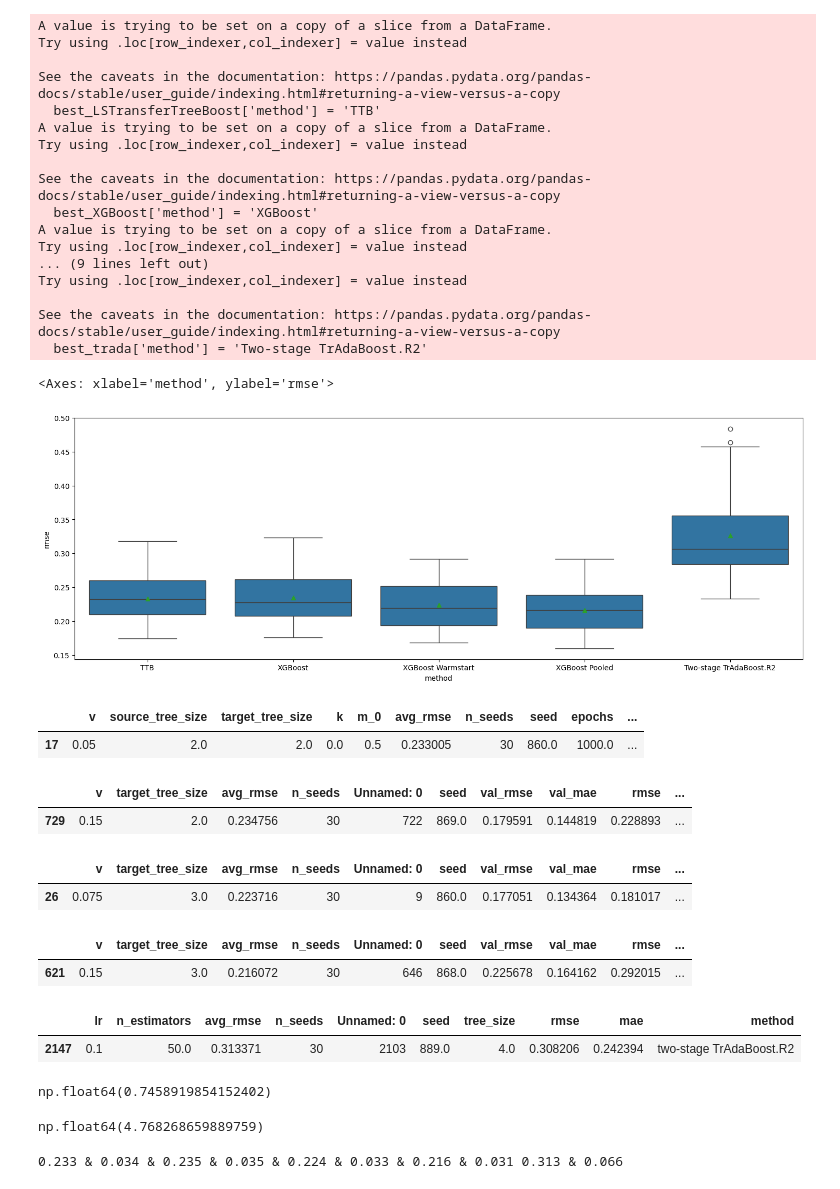
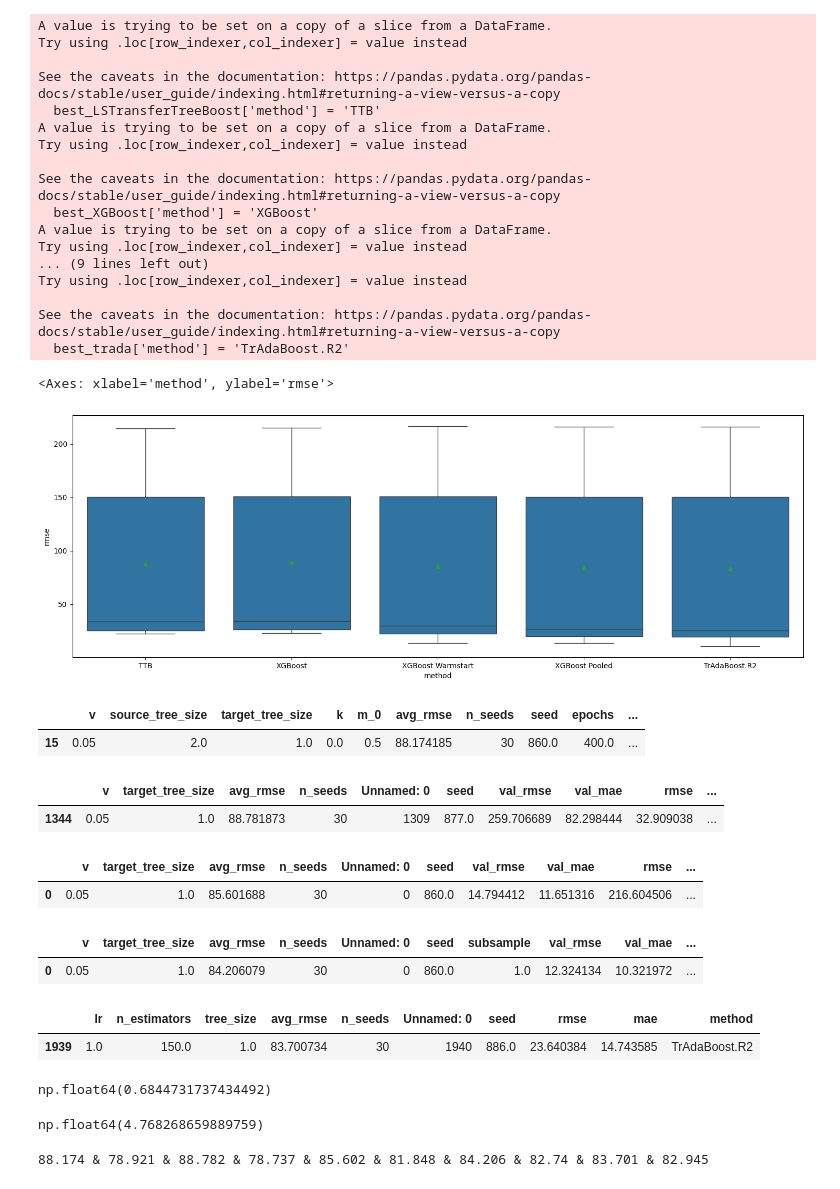
Before and after one commit to DageBjorne/transfertreeboost, a Jupyter notebook: uci/viz.ipynb, the cells around one changed output. Cells and saved outputs as stored; diff of their text form; code cells hidden in the pictures.

```diff
--- a/uci/viz.ipynb
+++ b/uci/viz.ipynb
@@ -60,7 +60,7 @@ sns.set_palette(custom_colors)
 # %%
 plt.figure(figsize = (18,6))
 #Boxplot
-dat = pd.read_csv(f'results_new/ttb_LS_{index}.csv', index_col = [0])
+dat = pd.read_csv(f'results/ttb_LS_{index}.csv', index_col = [0])
 dat = dat.reset_index(drop=True)
 dat['method'] = 'TransferTreeBoost'
 #dat = dat.sort_values(by = ['seed', 'v', 'source_tree_size', 'target_tree_size', 'k', 'm_0'])
@@ -71,7 +71,7 @@ best_LSTransferTreeBoost, best_LSTransferTreeBoost_params = topk_per_d_per_metho
 )
 best_LSTransferTreeBoost['method'] = 'TTB'
 
-data = pd.read_csv(f'results_new/xgb_{index}.csv')
+data = pd.read_csv(f'results/xgb_{index}.csv')
 xgboost_data = data
 xgboost_data['method'] = 'XGBoost'
 
@@ -82,7 +82,7 @@ best_XGBoost, best_XGBoost_params = topk_per_d_per_method(
 best_XGBoost['method'] = 'XGBoost'
 
 
-data = pd.read_csv(f'results_new/xgb_warmstart_{index}.csv')
+data = pd.read_csv(f'results/xgb_warmstart_{index}.csv')
 xgboost_data_warmstart = data
 xgboost_data_warmstart['method'] = 'XGBoost Warmstart'
 
@@ -92,7 +92,7 @@ best_XGBoost_warmstart, best_XGBoost_params_warmstart = topk_per_d_per_method(
 )
 best_XGBoost_warmstart['method'] = 'XGBoost Warmstart'
 
-data = pd.read_csv(f'results_new/xgb_naive_{index}.csv')
+data = pd.read_csv(f'results/xgb_naive_{index}.csv')
 xgboost_data_pooled = data
 xgboost_data_pooled['method'] = 'XGBoost Pooled'
 
@@ -104,13 +104,23 @@ best_XGBoost_pooled['method'] = 'XGBoost Pooled'
 
 data = pd.read_csv(f'results/two_trada_{index}.csv')
 trada_data = data
-trada_data['method'] = 'two-stage TrAdaBoost.R2'
+trada_data['method'] = 'TrAdaBoost.R2'
 
 best_trada, best_trada_params = topk_per_d_per_method(
     trada_data,
-['lr', 'n_estimators'], k=nr_of_seeds
+['lr', 'n_estimators', 'tree_size'], k=nr_of_seeds
 )
-best_trada['method'] = 'Two-stage TrAdaBoost.R2'
+best_trada['method'] = 'TrAdaBoost.R2'
+
+# data = pd.read_csv(f'results/two_trada_actual{index}.csv')
+# two_trada_data = data
+# two_trada_data['method'] = 'Two-stage TrAdaBoost.R2'
+
+# best_two_trada, best_two_trada_params = topk_per_d_per_method(
+#     two_trada_data,
+# ['lr', 'n_estimators', 'tree_size'], k=nr_of_seeds
+# )
+# best_two_trada['method'] = 'Two-stageTrAdaBoost.R2'
 
 
 
@@ -120,6 +130,7 @@ df = pd.concat([best_LSTransferTreeBoost, best_XGBoost])
 df = pd.concat([df, best_XGBoost_warmstart])
 df = pd.concat([df, best_XGBoost_pooled])
 df = pd.concat([df, best_trada])
+#df = pd.concat([df, best_two_trada])
 marker_dict = {
 'TransferTreeBoost': 'o',
 'XGBoost': '^',
@@ -127,61 +138,61 @@ marker_dict = {
 
 linestyles_dict = {
     'LSTransferTreeBoost': '-',
     'XGBoost': '--',
 }
 
 linestyles_dict=['-', '--']
 
 
 sns.boxplot(
 data=df,
 x='method', y='rmse', showmeans = True)
 # %% [output]
 A value is trying to be set on a copy of a slice from a DataFrame.
 Try using .loc[row_indexer,col_indexer] = value instead
 
 See the caveats in the documentation: https://pandas.pydata.org/pandas-docs/stable/user_guide/indexing.html#returning-a-view-versus-a-copy
   best_LSTransferTreeBoost['method'] = 'TTB'
 A value is trying to be set on a copy of a slice from a DataFrame.
 Try using .loc[row_indexer,col_indexer] = value instead
 
 See the caveats in the documentation: https://pandas.pydata.org/pandas-docs/stable/user_guide/indexing.html#returning-a-view-versus-a-copy
   best_XGBoost['method'] = 'XGBoost'
 A value is trying to be set on a copy of a slice from a DataFrame.
 Try using .loc[row_indexer,col_indexer] = value instead
 ... (9 lines left out)
 Try using .loc[row_indexer,col_indexer] = value instead
 
 See the caveats in the documentation: https://pandas.pydata.org/pandas-docs/stable/user_guide/indexing.html#returning-a-view-versus-a-copy
-  best_trada['method'] = 'Two-stage TrAdaBoost.R2'
+  best_trada['method'] = 'TrAdaBoost.R2'
 <Axes: xlabel='method', ylabel='rmse'>
-[figure, old version]
+[figure, new version]
 # %%
 #Get best params in order
 best_LSTransferTreeBoost_params.iloc[::nr_of_seeds]
 # %% [output]
 |  | v | source_tree_size | target_tree_size | k | m_0 | avg_rmse | n_seeds | seed | epochs | ... |
-| 17 | 0.05 | 2.0 | 2.0 | 0.0 | 0.5 | 0.233005 | 30 | 860.0 | 1000.0 | ... |
+| 15 | 0.05 | 2.0 | 1.0 | 0.0 | 0.5 | 88.174185 | 30 | 860.0 | 400.0 | ... |
 # %%
 #Get best params in order
 best_XGBoost_params.iloc[::nr_of_seeds]
 # %% [output]
 |  | v | target_tree_size | avg_rmse | n_seeds | Unnamed: 0 | seed | val_rmse | val_mae | rmse | ... |
-| 729 | 0.15 | 2.0 | 0.234756 | 30 | 722 | 869.0 | 0.179591 | 0.144819 | 0.228893 | ... |
+| 1344 | 0.05 | 1.0 | 88.781873 | 30 | 1309 | 877.0 | 259.706689 | 82.298444 | 32.909038 | ... |
 # %%
 #Get best params in order
 best_XGBoost_params_warmstart.iloc[::nr_of_seeds]
 # %% [output]
 |  | v | target_tree_size | avg_rmse | n_seeds | Unnamed: 0 | seed | val_rmse | val_mae | rmse | ... |
-| 26 | 0.075 | 3.0 | 0.223716 | 30 | 9 | 860.0 | 0.177051 | 0.134364 | 0.181017 | ... |
+| 0 | 0.05 | 1.0 | 85.601688 | 30 | 0 | 860.0 | 14.794412 | 11.651316 | 216.604506 | ... |
 # %%
 #Get best params in order
 best_XGBoost_params_pooled.iloc[::nr_of_seeds]
 # %% [output]
-|  | v | target_tree_size | avg_rmse | n_seeds | Unnamed: 0 | seed | val_rmse | val_mae | rmse | ... |
-| 621 | 0.15 | 3.0 | 0.216072 | 30 | 646 | 868.0 | 0.225678 | 0.164162 | 0.292015 | ... |
+|  | v | target_tree_size | avg_rmse | n_seeds | Unnamed: 0 | seed | subsample | val_rmse | val_mae | ... |
+| 0 | 0.05 | 1.0 | 84.206079 | 30 | 0 | 860.0 | 1.0 | 12.324134 | 10.321972 | ... |
 # %%
 best_trada_params.iloc[::nr_of_seeds]
 # %% [output]
-|  | lr | n_estimators | avg_rmse | n_seeds | Unnamed: 0 | seed | tree_size | rmse | mae | method |
-| 2147 | 0.1 | 50.0 | 0.313371 | 30 | 2103 | 889.0 | 4.0 | 0.308206 | 0.242394 | two-stage TrAdaBoost.R2 |
+|  | lr | n_estimators | tree_size | avg_rmse | n_seeds | Unnamed: 0 | seed | rmse | mae | method |
+| 1939 | 1.0 | 150.0 | 1.0 | 83.700734 | 30 | 1940 | 886.0 | 23.640384 | 14.743585 | TrAdaBoost.R2 |
@@ -188,7 +201,7 @@ best_trada_params.iloc[::nr_of_seeds]
 # %%
 ((best_XGBoost_params.iloc[0]['avg_rmse'] - best_LSTransferTreeBoost_params.iloc[0]['avg_rmse']) / best_XGBoost_params.iloc[0]['avg_rmse'])*100
 # %% [output]
-np.float64(0.7458919854152402)
+np.float64(0.6844731737434492)
 # %%
 l = [7.3393227538710155, 4.735811459752751, 4.979078149374135, 1.164187085102093, 1.0248113183095346, 1.7660984951885783, 12.368571357630206]
 import numpy as np
@@ -206,12 +219,12 @@ print(
     np.round(best_XGBoost_params_warmstart['avg_rmse'].iloc[0], 3), "&",
     np.round(np.std(best_XGBoost_params_warmstart['rmse']), 3), "&",
     np.round(best_XGBoost_params_pooled['avg_rmse'].iloc[0], 3), "&",
-    np.round(np.std(best_XGBoost_params_pooled['rmse']), 3),
+    np.round(np.std(best_XGBoost_params_pooled['rmse']), 3), "&",
     np.round(best_trada_params['avg_rmse'].iloc[0], 3), "&",
     np.round(np.std(best_trada_params['rmse']), 3)
 )
 # %% [output]
-0.233 & 0.034 & 0.235 & 0.035 & 0.224 & 0.033 & 0.216 & 0.031 0.313 & 0.066
+88.174 & 78.921 & 88.782 & 78.737 & 85.602 & 81.848 & 84.206 & 82.74 & 83.701 & 82.945
 # %%
 best_LSTransferTreeBoost, best_LSTransferTreeBoost_params = topk_per_d_per_method(
     dat,
```
Also changed, not shown: parts of 3 cells of this notebook, 9 other files.
